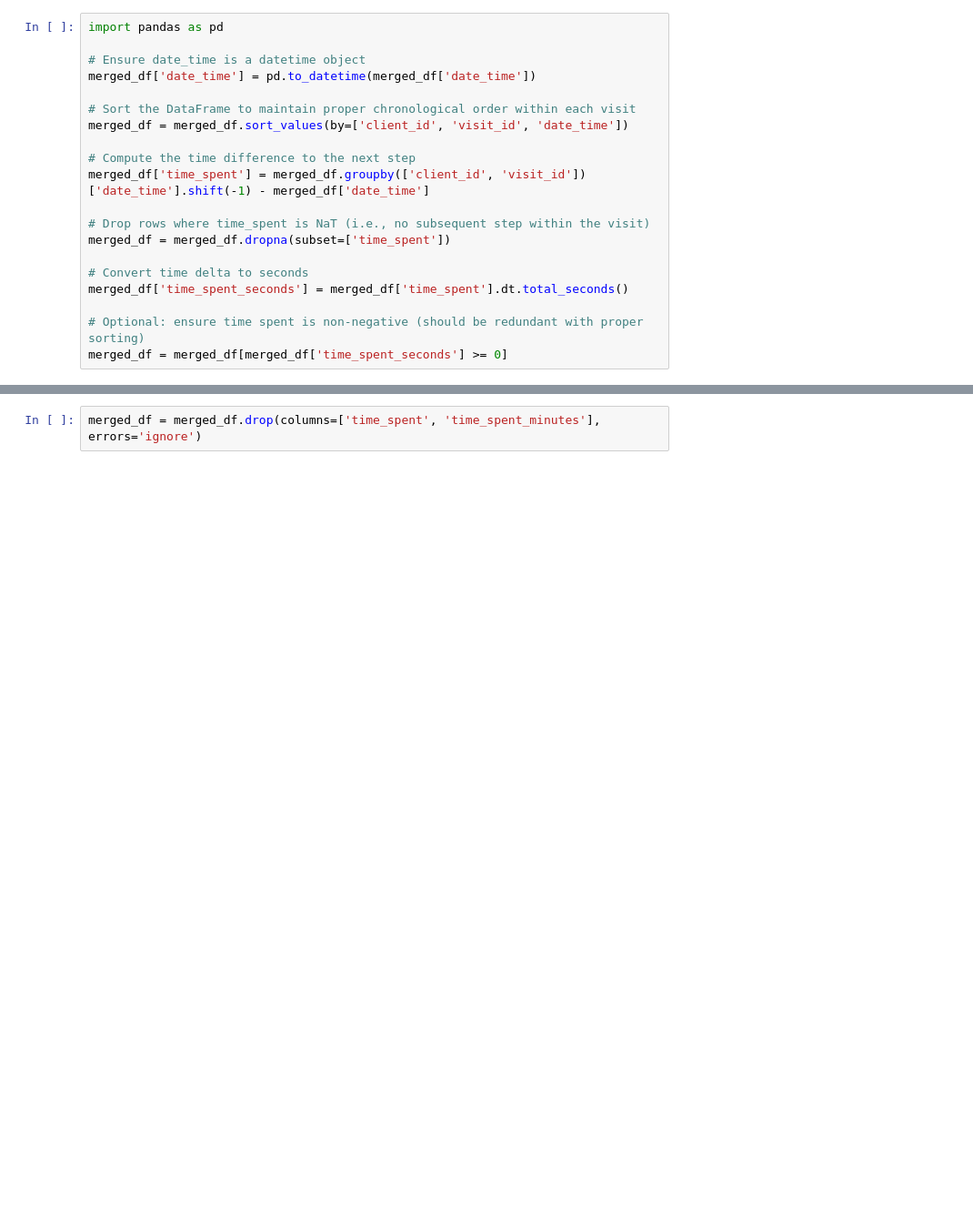
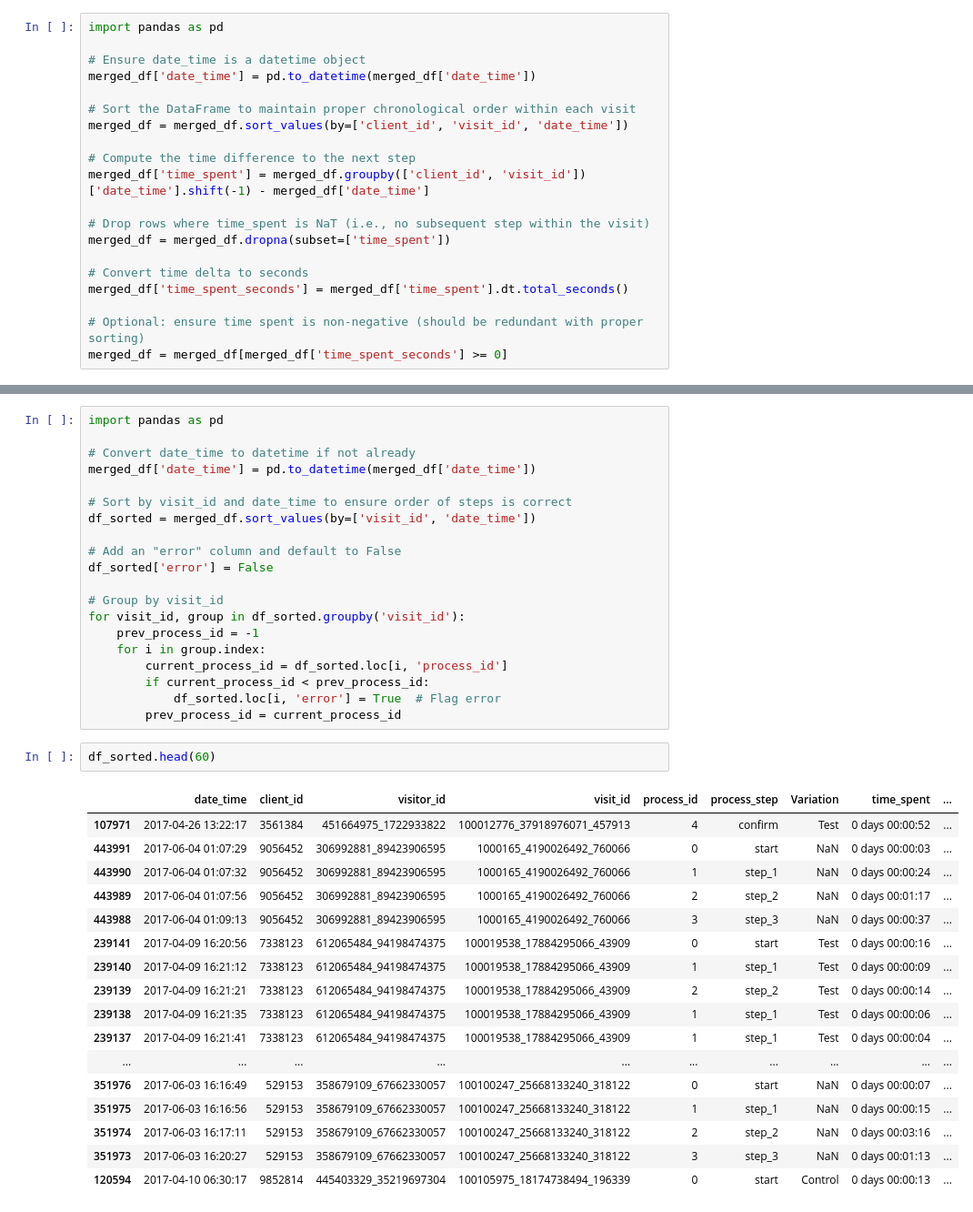
Before and after one commit to samyak-anand/Vanguard_customer_experience_EDA, a Jupyter notebook: Dags/new.ipynb, the cells around one changed output, grey strips where cells are left out. Shown at 91% size. Cells and saved outputs as stored; diff of their text form; blank space fills up the shorter version.

Commit message:
update error

```diff
--- a/Dags/new.ipynb
+++ b/Dags/new.ipynb
@@ -209,2 +256,40 @@ merged_df.head(60)
-# %%
-merged_df = merged_df.drop(columns=['time_spent', 'time_spent_minutes'], errors='ignore')
+# %%
+import pandas as pd
+
+# Convert date_time to datetime if not already
+merged_df['date_time'] = pd.to_datetime(merged_df['date_time'])
+
+# Sort by visit_id and date_time to ensure order of steps is correct
+df_sorted = merged_df.sort_values(by=['visit_id', 'date_time'])
+
+# Add an "error" column and default to False
+df_sorted['error'] = False
+
+# Group by visit_id
+for visit_id, group in df_sorted.groupby('visit_id'):
+    prev_process_id = -1
+    for i in group.index:
+        current_process_id = df_sorted.loc[i, 'process_id']
+        if current_process_id < prev_process_id:
+            df_sorted.loc[i, 'error'] = True  # Flag error
+        prev_process_id = current_process_id
+# %%
+df_sorted.head(60)
+# %% [output]
+|  | date_time | client_id | visitor_id | visit_id | process_id | process_step | Variation | time_spent | ... |
+| 107971 | 2017-04-26 13:22:17 | 3561384 | 451664975_1722933822 | 100012776_37918976071_457913 | 4 | confirm | Test | 0 days 00:00:52 | ... |
+| 443991 | 2017-06-04 01:07:29 | 9056452 | 306992881_89423906595 | 1000165_4190026492_760066 | 0 | start | NaN | 0 days 00:00:03 | ... |
+| 443990 | 2017-06-04 01:07:32 | 9056452 | 306992881_89423906595 | 1000165_4190026492_760066 | 1 | step_1 | NaN | 0 days 00:00:24 | ... |
+| 443989 | 2017-06-04 01:07:56 | 9056452 | 306992881_89423906595 | 1000165_4190026492_760066 | 2 | step_2 | NaN | 0 days 00:01:17 | ... |
+| 443988 | 2017-06-04 01:09:13 | 9056452 | 306992881_89423906595 | 1000165_4190026492_760066 | 3 | step_3 | NaN | 0 days 00:00:37 | ... |
+| 239141 | 2017-04-09 16:20:56 | 7338123 | 612065484_94198474375 | 100019538_17884295066_43909 | 0 | start | Test | 0 days 00:00:16 | ... |
+| 239140 | 2017-04-09 16:21:12 | 7338123 | 612065484_94198474375 | 100019538_17884295066_43909 | 1 | step_1 | Test | 0 days 00:00:09 | ... |
+| 239139 | 2017-04-09 16:21:21 | 7338123 | 612065484_94198474375 | 100019538_17884295066_43909 | 2 | step_2 | Test | 0 days 00:00:14 | ... |
+| 239138 | 2017-04-09 16:21:35 | 7338123 | 612065484_94198474375 | 100019538_17884295066_43909 | 1 | step_1 | Test | 0 days 00:00:06 | ... |
+| 239137 | 2017-04-09 16:21:41 | 7338123 | 612065484_94198474375 | 100019538_17884295066_43909 | 1 | step_1 | Test | 0 days 00:00:04 | ... |
+| ... | ... | ... | ... | ... | ... | ... | ... | ... | ... |
+| 351976 | 2017-06-03 16:16:49 | 529153 | 358679109_67662330057 | 100100247_25668133240_318122 | 0 | start | NaN | 0 days 00:00:07 | ... |
+| 351975 | 2017-06-03 16:16:56 | 529153 | 358679109_67662330057 | 100100247_25668133240_318122 | 1 | step_1 | NaN | 0 days 00:00:15 | ... |
+| 351974 | 2017-06-03 16:17:11 | 529153 | 358679109_67662330057 | 100100247_25668133240_318122 | 2 | step_2 | NaN | 0 days 00:03:16 | ... |
+| 351973 | 2017-06-03 16:20:27 | 529153 | 358679109_67662330057 | 100100247_25668133240_318122 | 3 | step_3 | NaN | 0 days 00:01:13 | ... |
+| 120594 | 2017-04-10 06:30:17 | 9852814 | 445403329_35219697304 | 100105975_18174738494_196339 | 0 | start | Control | 0 days 00:00:13 | ... |
```
Also changed, not shown: parts of 10 cells of this notebook.
